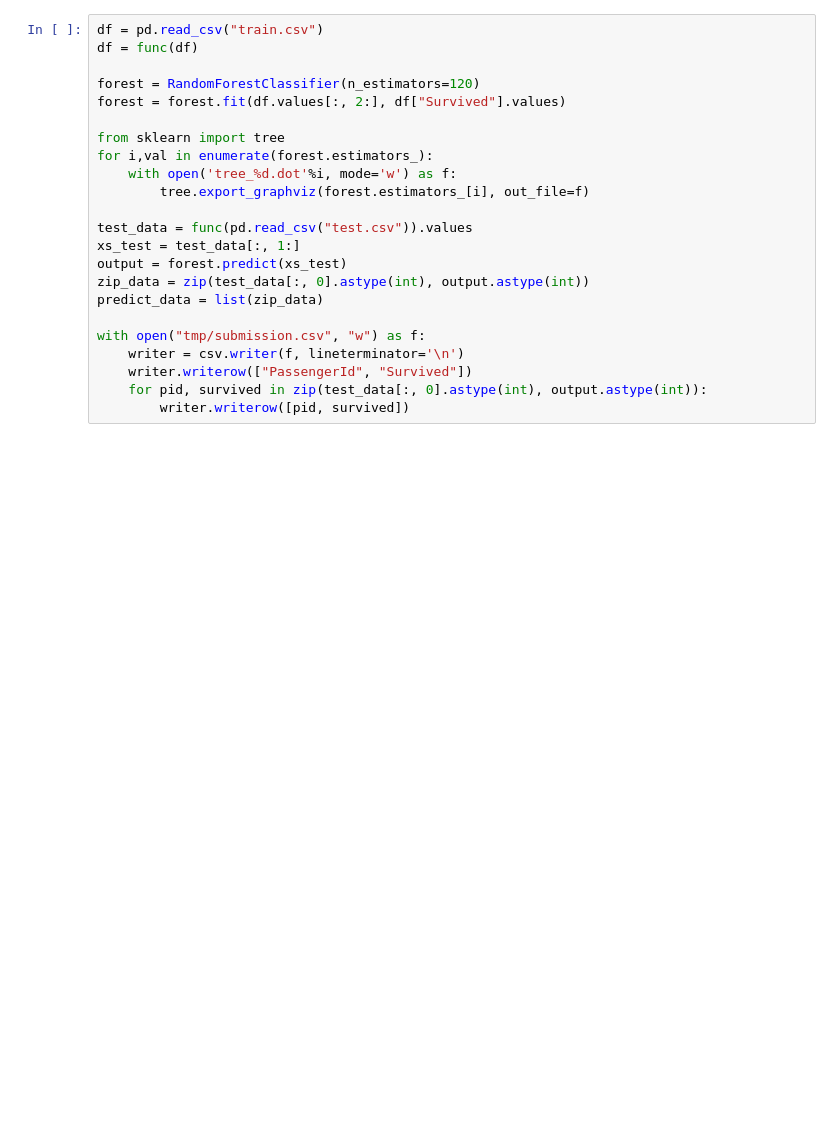
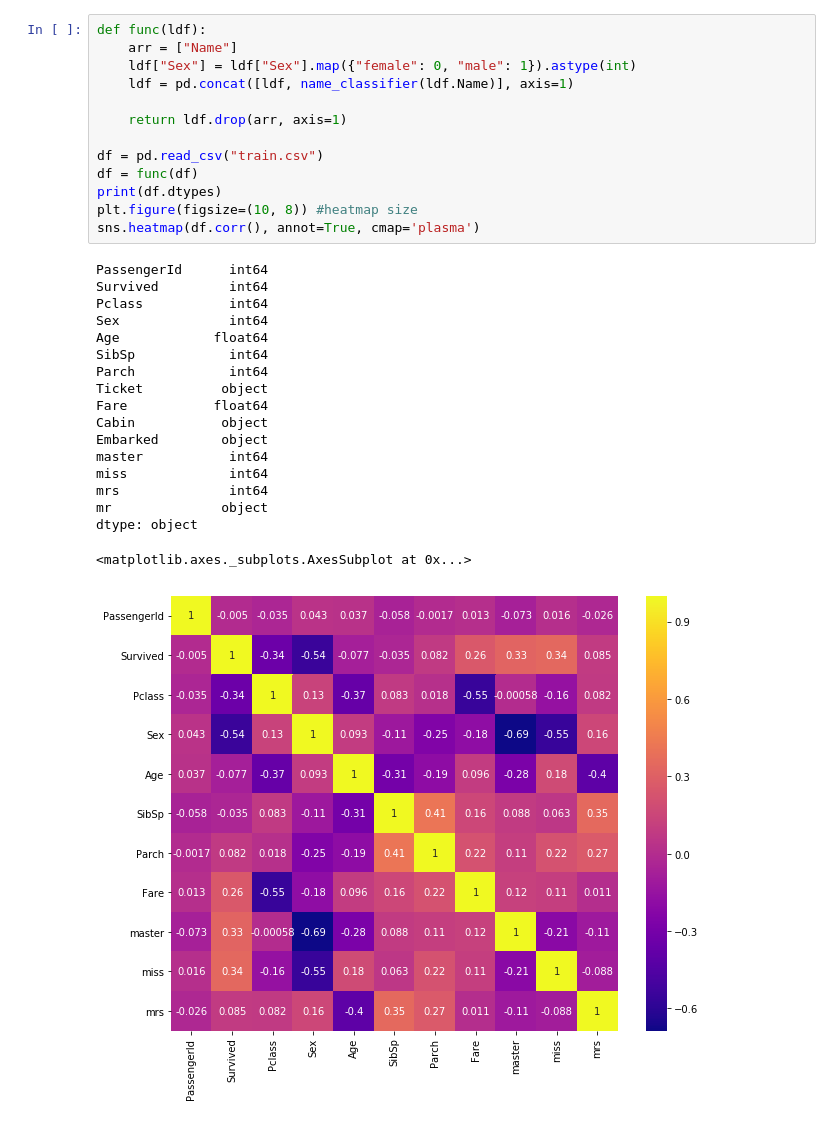
Before and after one commit to shokohara/kaggle-titanic, a Jupyter notebook: Untitled1.ipynb, the cells around one changed output. Drawn from its saved outputs; the diff is of its cells as text; blank space fills up the shorter version.

```diff
--- a/Untitled1.ipynb
+++ b/Untitled1.ipynb
@@ -67,23 +29,32 @@ sns.heatmap(df.corr(), annot=True, cmap='plasma', linewidths=.5)
-# %%
-df = pd.read_csv("train.csv")
-df = func(df)
-
-forest = RandomForestClassifier(n_estimators=120)
-forest = forest.fit(df.values[:, 2:], df["Survived"].values)
-
-from sklearn import tree
-for i,val in enumerate(forest.estimators_):
-    with open('tree_%d.dot'%i, mode='w') as f:
-        tree.export_graphviz(forest.estimators_[i], out_file=f)
-
-test_data = func(pd.read_csv("test.csv")).values
-xs_test = test_data[:, 1:]
-output = forest.predict(xs_test)
-zip_data = zip(test_data[:, 0].astype(int), output.astype(int))
-predict_data = list(zip_data)
-
-with open("tmp/submission.csv", "w") as f:
-    writer = csv.writer(f, lineterminator='\n')
-    writer.writerow(["PassengerId", "Survived"])
-    for pid, survived in zip(test_data[:, 0].astype(int), output.astype(int)):
-        writer.writerow([pid, survived])
+# %%
+def func(ldf):
+    arr = ["Name"]
+    ldf["Sex"] = ldf["Sex"].map({"female": 0, "male": 1}).astype(int)
+    ldf = pd.concat([ldf, name_classifier(ldf.Name)], axis=1)
+
+    return ldf.drop(arr, axis=1)
+
+df = pd.read_csv("train.csv")
+df = func(df)
+print(df.dtypes)
+plt.figure(figsize=(10, 8)) #heatmap size
+sns.heatmap(df.corr(), annot=True, cmap='plasma')
+# %% [output]
+PassengerId      int64
+Survived         int64
+Pclass           int64
+Sex              int64
+Age            float64
+SibSp            int64
+Parch            int64
+Ticket          object
+Fare           float64
+Cabin           object
+Embarked        object
+master           int64
+miss             int64
+mrs              int64
+mr              object
+dtype: object
+<matplotlib.axes._subplots.AxesSubplot at 0x...>
+[figure, added]
```
Also changed, not shown: parts of 3 cells of this notebook, 2 other files.
